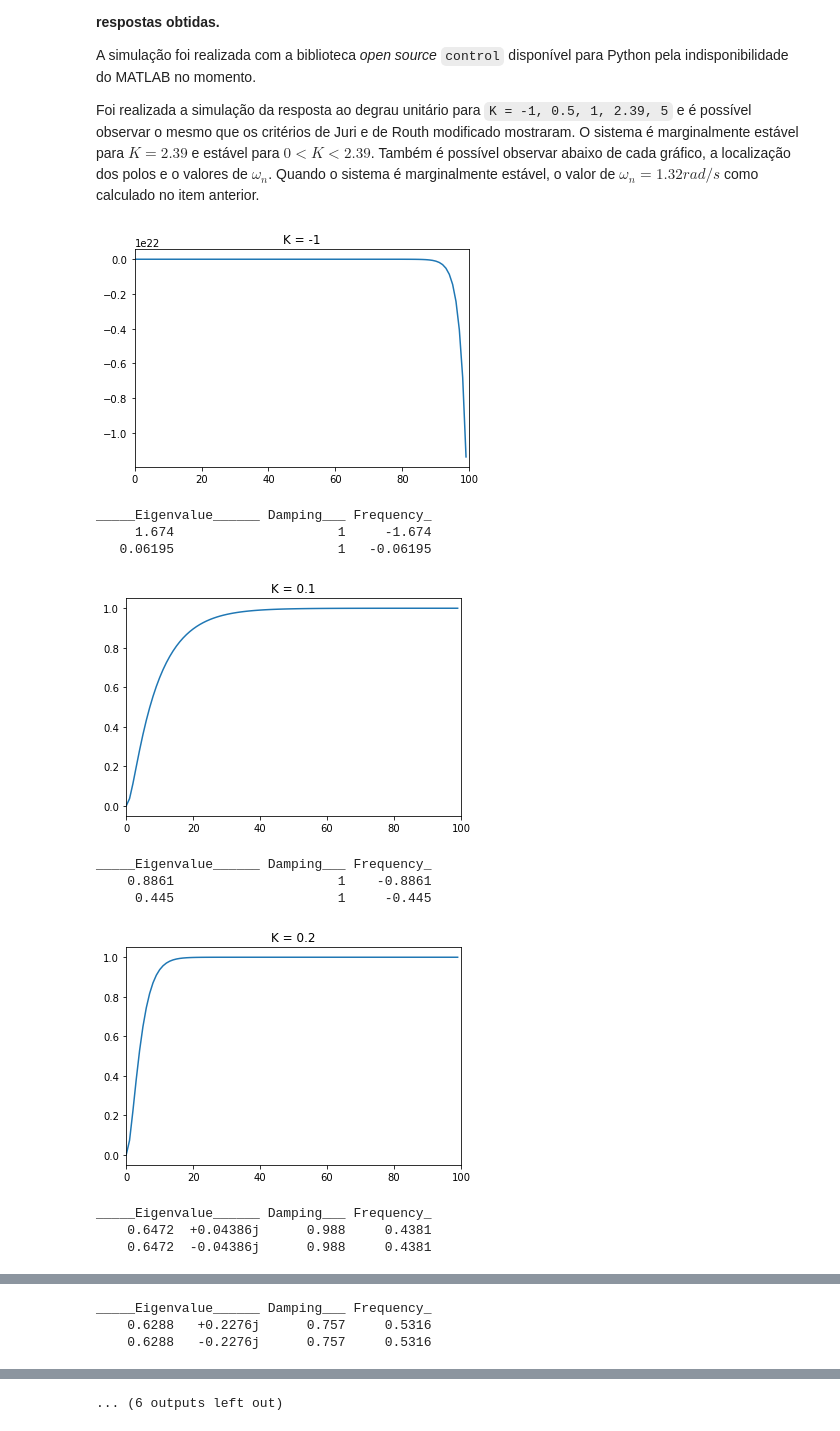
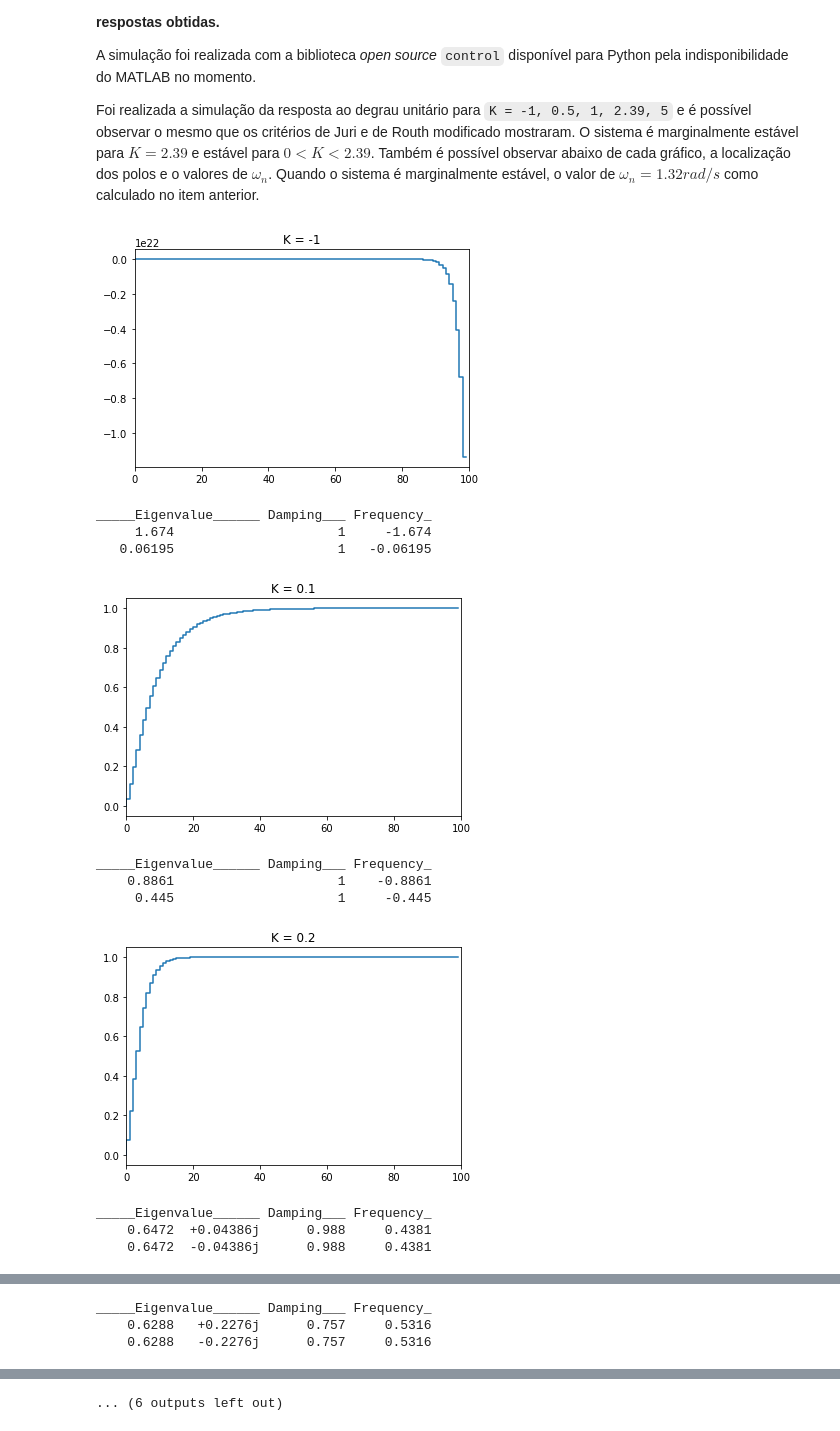
Before and after one commit to samuelvenzi/cdig-sim, a Jupyter notebook: exsim1/Exercício de simulação 1.ipynb, the cells around one changed output, grey strips where cells are left out. Saved outputs shown, nothing was run; the diff lists cells and outputs as text; code cells hidden in the pictures.

Commit message:
Change ex1 graphs to plt.step

```diff
--- a/exsim1/Exercício de simulação 1.ipynb
+++ b/exsim1/Exercício de simulação 1.ipynb
@@ -44,31 +44,31 @@ Foi realizada a simulação da resposta ao degrau unitário para `K = -1, 0.5, 1
 # %%
 # Determinando a FT em malha fechada
 z = control.TransferFunction.z
 k_values = [-1, 0.1, 0.2, 0.3 , 0.4, 0.5, 1, 2.39, 5]
 
 for k in k_values:
     tf = (k*(0.3679*z + 0.2642))/((z-1)*(z-0.3679))
     tf = control.TransferFunction.feedback(tf)
 
     # Mostrar gráfico
     plt.figure(1)
     title = "K = " + str(k)
     plt.title(title)
     plt.xlim(0, 100)
     T, yout = control.step_response(tf, range(0, 100))
-    plt.plot(T.T, yout.T)
+    plt.step(T.T, yout.T)
     plt.show(block=False)
     control.damp(tf, True)
 # %% [output]
-[figure, old version]
+[figure, new version]
 _____Eigenvalue______ Damping___ Frequency_
      1.674                     1     -1.674
    0.06195                     1   -0.06195
-[figure, old version]
+[figure, new version]
 _____Eigenvalue______ Damping___ Frequency_
     0.8861                     1    -0.8861
      0.445                     1     -0.445
-[figure, old version]
+[figure, new version]
 _____Eigenvalue______ Damping___ Frequency_
     0.6472  +0.04386j      0.988     0.4381
     0.6472  -0.04386j      0.988     0.4381
```
Also changed, not shown: parts of 2 cells of this notebook, 13 other files.
